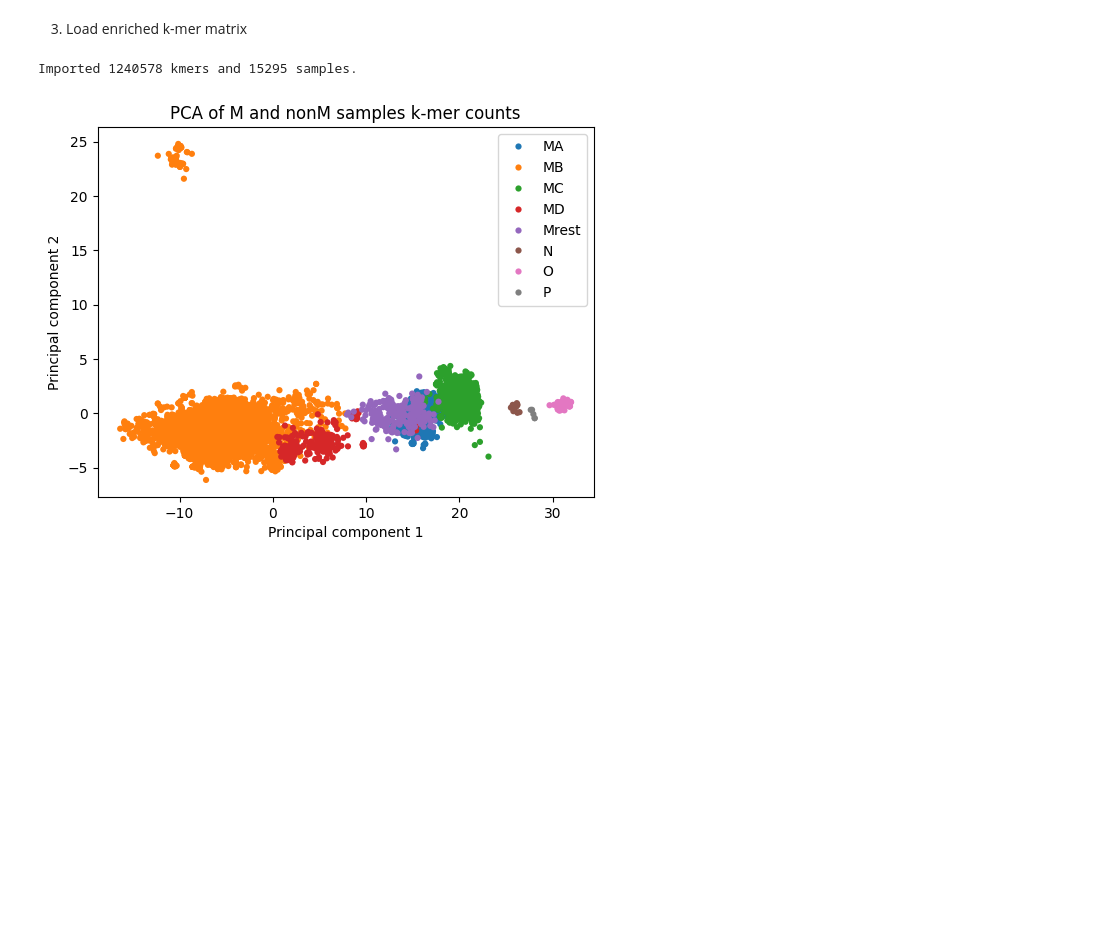
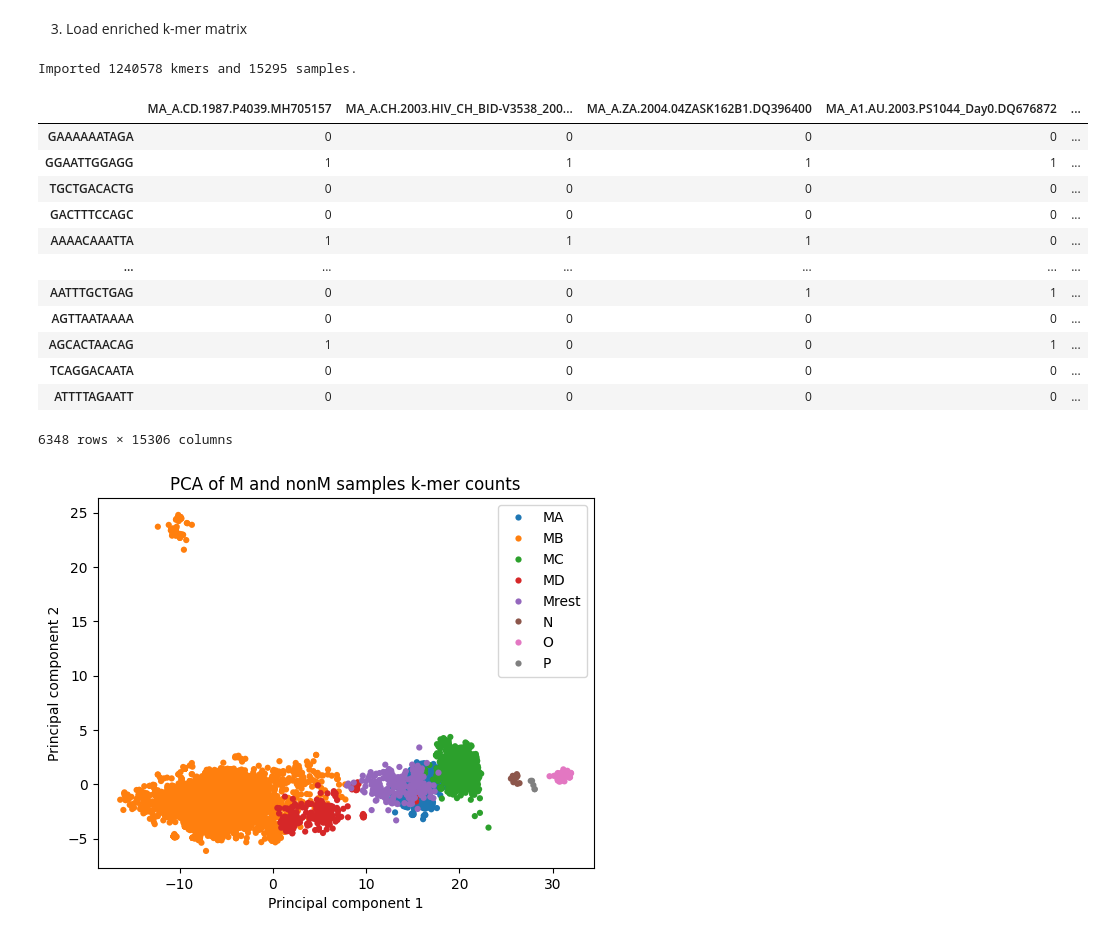
Before and after one commit to wis-janusz/PORT-EK2, a Jupyter notebook: notebooks/HIV_analysis_scenario_4_philogeny_upmga.ipynb, the cells around one changed output. Saved outputs shown, nothing was run; the diff lists cells and outputs as text; code cells hidden in the pictures; blank space fills up the shorter version.

```diff
--- a/notebooks/HIV_analysis_scenario_4_philogeny_upmga.ipynb
+++ b/notebooks/HIV_analysis_scenario_4_philogeny_upmga.ipynb
@@ -117,33 +117,49 @@ def assign_gene_from_position(ref_pos: int, gene_dict: dict) -> str:
 kmer_set = set()
 sample_list = []
 kmer_set_in_path = pathlib.Path(INPUT_PATH).glob(f"*{k}mer_set.pkl")
 sample_list_in_path = pathlib.Path(INPUT_PATH).glob("*sample_list.pkl")
 
 for filename in kmer_set_in_path:
     with open(filename, mode="rb") as in_file:
         partial_set = pickle.load(in_file)
     kmer_set.update(partial_set)
 
 for filename in sample_list_in_path:
     with open(filename, mode="rb") as in_file:
         partial_list = pickle.load(in_file)
     group = filename.stem.split("_")[0]
     partial_list = [f"{group}_{sample_name}" for sample_name in partial_list]
     sample_list.extend(partial_list)
 sample_list.sort()
 
 subtype_sample_idx = {f"{subtype}": [sample for sample in sample_list if sample.split("_")[0] == f"{subtype}"] for subtype in SAMPLE_SUBTYPES}
 group_sample_idx = {f"{group}":[] for group in SAMPLE_GROUPS}
 for sample in sample_list:
     if "M" in sample.split("_")[0]:
         group_sample_idx["M"].append(sample)
     else:
         group_sample_idx["nonM"].append(sample)
 print(f"\nImported {len(kmer_set)} kmers and {len(sample_list)} samples.")
 
 enriched_kmer_matrix = pd.read_csv(f"../output/HIV/scenario4/enriched_{k}mer_count_matrix.csv", index_col=0)
+subB_enriched_matrix = pd.read_csv(f"../output/HIV/subB/aligned_enriched_{k}mer_stat_matrix.csv", index_col=0)
+enriched_kmer_matrix["B_group"] = subB_enriched_matrix["group"]
+enriched_kmer_matrix
 # %% [output]
 Imported 1240578 kmers and 15295 samples.
+|  | MA_A.CD.1987.P4039.MH705157 | MA_A.CH.2003.HIV_CH_BID-V3538_200... | MA_A.ZA.2004.04ZASK162B1.DQ396400 | MA_A1.AU.2003.PS1044_Day0.DQ676872 | ... |
+| GAAAAAATAGA | 0 | 0 | 0 | 0 | ... |
+| GGAATTGGAGG | 1 | 1 | 1 | 1 | ... |
+| TGCTGACACTG | 0 | 0 | 0 | 0 | ... |
+| GACTTTCCAGC | 0 | 0 | 0 | 0 | ... |
+| AAAACAAATTA | 1 | 1 | 1 | 0 | ... |
+| ... | ... | ... | ... | ... | ... |
+| AATTTGCTGAG | 0 | 0 | 1 | 1 | ... |
+| AGTTAATAAAA | 0 | 0 | 0 | 0 | ... |
+| AGCACTAACAG | 1 | 0 | 0 | 1 | ... |
+| TCAGGACAATA | 0 | 0 | 0 | 0 | ... |
+| ATTTTAGAATT | 0 | 0 | 0 | 0 | ... |
+6348 rows × 15306 columns
 # %%
 #Perform and plot PCA
 y_names = [name.split("_")[0] for name in sample_list]
```
Also changed, not shown: parts of 5 cells of this notebook, 1 other file.
